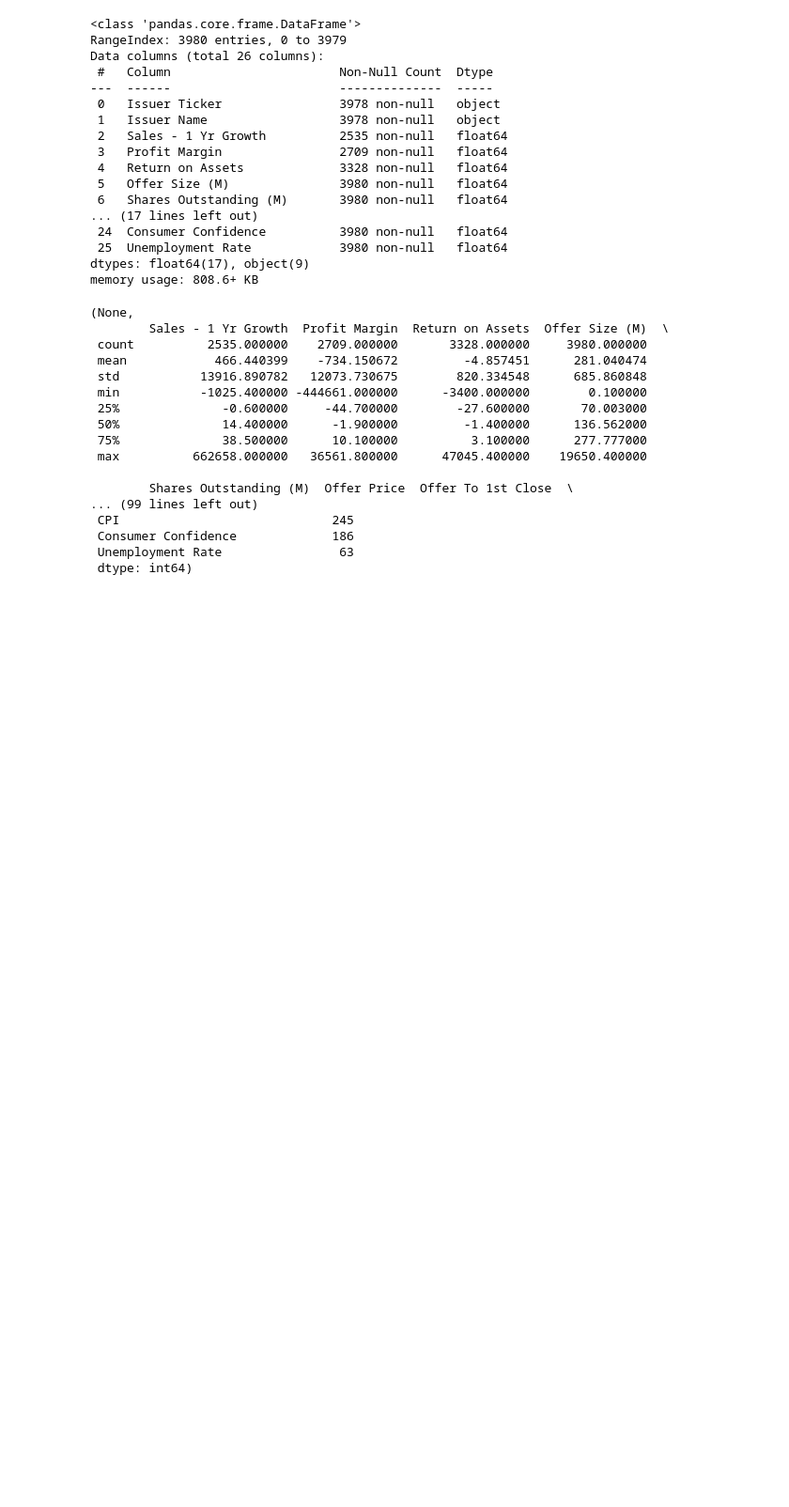
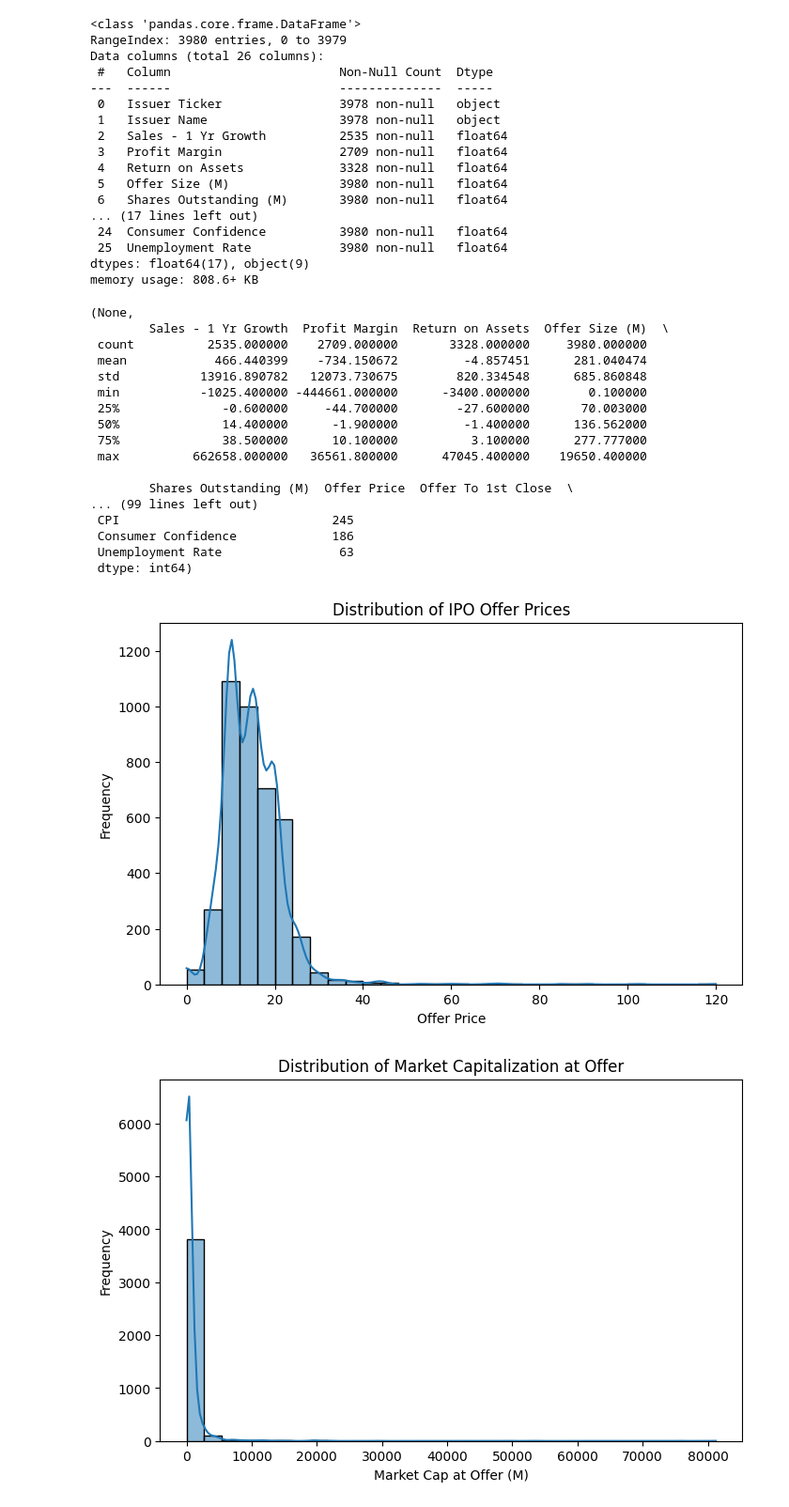
Before and after one commit to emanuelaromano/ipo-underpricing, a Jupyter notebook: initial_data_exploration.ipynb, the cells around one changed output. Shown at 94% size. Cells and saved outputs as stored; diff of their text form; code cells hidden in the pictures; blank space fills up the shorter version.

```diff
--- a/initial_data_exploration.ipynb
+++ b/initial_data_exploration.ipynb
@@ -55,3 +55,65 @@ memory usage: 808.6+ KB
  Consumer Confidence             186
  Unemployment Rate                63
  dtype: int64)
+# %%
+# Re-load necessary libraries
+import pandas as pd
+import matplotlib.pyplot as plt
+import seaborn as sns
+
+# Reload the dataset
+df_new = pd.read_csv("bloomberg_data.csv")
+
+# Convert 'Trade Date (US)' to datetime format
+df_new['Trade Date (US)'] = pd.to_datetime(df_new['Trade Date (US)'], errors='coerce')
+
+# Distribution of IPO Offer Prices
+plt.figure(figsize=(8, 5))
+sns.histplot(df_new['Offer Price'].dropna(), bins=30, kde=True)
+plt.xlabel('Offer Price')
+plt.ylabel('Frequency')
+plt.title('Distribution of IPO Offer Prices')
+plt.show()
+
+# Distribution of Market Capitalization at Offer
+plt.figure(figsize=(8, 5))
+sns.histplot(df_new['Market Cap at Offer (M)'].dropna(), bins=30, kde=True)
+plt.xlabel('Market Cap at Offer (M)')
+plt.ylabel('Frequency')
+plt.title('Distribution of Market Capitalization at Offer')
+plt.show()
+
+# Number of IPOs over time
+df_new.set_index('Trade Date (US)', inplace=True)
+df_new['IPO Count'] = 1
+ipo_trend = df_new.resample('YE')['IPO Count'].sum()
+
+plt.figure(figsize=(10, 5))
+ipo_trend.plot()
+plt.xlabel('Year')
+plt.ylabel('Number of IPOs')
+plt.title('IPO Trends Over Time')
+plt.grid(False)
+plt.show()
+
+# Industry Sector Distribution
+plt.figure(figsize=(10, 5))
+df_new['Industry Sector'].value_counts().plot(kind='bar')
+plt.xlabel('Industry Sector')
+plt.ylabel('Count')
+plt.title('Distribution of IPOs by Industry Sector')
+plt.xticks(rotation=45)
+plt.show()
+
+# Correlation Matrix
+numeric_cols = df_new.select_dtypes(include=['float64']).columns
+numeric_cols = numeric_cols[numeric_cols != 'Offer To 1st Close']
+
+# Create correlation matrix heatmap
+plt.figure(figsize=(10, 8))
+sns.heatmap(df_new[numeric_cols].corr(), annot=False, cmap='coolwarm')
+plt.title('Correlation Matrix of Numeric Features')
+plt.show()
+# %% [output]
+[figure, added]
+[figure, added]
```
Also changed, not shown: parts of 1 cell of this notebook, 12 other files.
